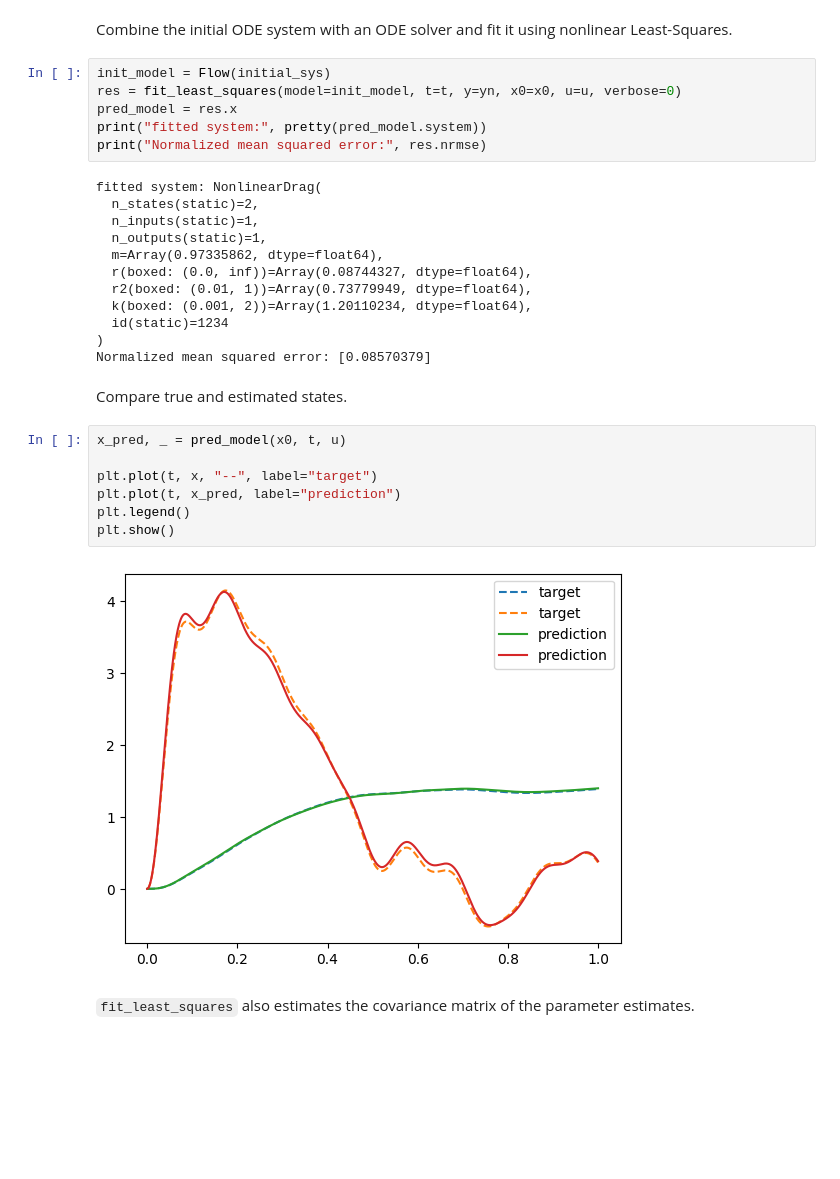
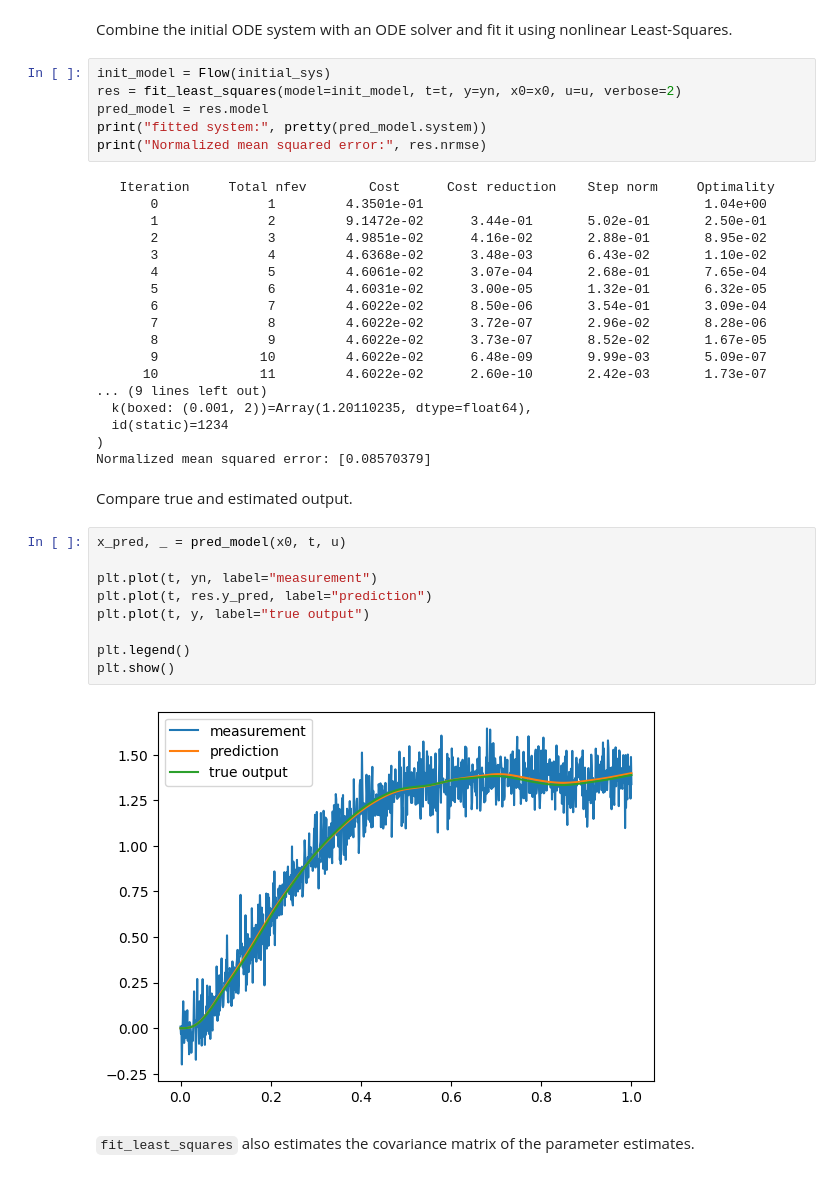
Before and after one commit to fhchl/dynax, a Jupyter notebook: examples/fit_ode.ipynb, the cells around one changed output. Cells and saved outputs as stored; diff of their text form; blank space fills up the shorter version.

Commit message:
simplify least squares

```diff
--- a/examples/fit_ode.ipynb
+++ b/examples/fit_ode.ipynb
@@ -141,33 +141,41 @@ initial system: NonlinearDrag(
 Combine the initial ODE system with an ODE solver and fit it using nonlinear Least-Squares.
 # %%
 init_model = Flow(initial_sys)
-res = fit_least_squares(model=init_model, t=t, y=yn, x0=x0, u=u, verbose=0)
-pred_model = res.x
+res = fit_least_squares(model=init_model, t=t, y=yn, x0=x0, u=u, verbose=2)
+pred_model = res.model
 print("fitted system:", pretty(pred_model.system))
 print("Normalized mean squared error:", res.nrmse)
 # %% [output]
-fitted system: NonlinearDrag(
-  n_states(static)=2,
-  n_inputs(static)=1,
-  n_outputs(static)=1,
-  m=Array(0.97335862, dtype=float64),
-  r(boxed: (0.0, inf))=Array(0.08744327, dtype=float64),
-  r2(boxed: (0.01, 1))=Array(0.73779949, dtype=float64),
-  k(boxed: (0.001, 2))=Array(1.20110234, dtype=float64),
+   Iteration     Total nfev        Cost      Cost reduction    Step norm     Optimality
+       0              1         4.3501e-01                                    1.04e+00
+       1              2         9.1472e-02      3.44e-01       5.02e-01       2.50e-01
+       2              3         4.9851e-02      4.16e-02       2.88e-01       8.95e-02
+       3              4         4.6368e-02      3.48e-03       6.43e-02       1.10e-02
+       4              5         4.6061e-02      3.07e-04       2.68e-01       7.65e-04
+       5              6         4.6031e-02      3.00e-05       1.32e-01       6.32e-05
+       6              7         4.6022e-02      8.50e-06       3.54e-01       3.09e-04
+       7              8         4.6022e-02      3.72e-07       2.96e-02       8.28e-06
+       8              9         4.6022e-02      3.73e-07       8.52e-02       1.67e-05
+       9             10         4.6022e-02      6.48e-09       9.99e-03       5.09e-07
+      10             11         4.6022e-02      2.60e-10       2.42e-03       1.73e-07
+... (9 lines left out)
+  k(boxed: (0.001, 2))=Array(1.20110235, dtype=float64),
   id(static)=1234
 )
 Normalized mean squared error: [0.08570379]
 # %% [markdown]
-Compare true and estimated states.
+Compare true and estimated output.
 # %%
 x_pred, _ = pred_model(x0, t, u)
 
-plt.plot(t, x, "--", label="target")
-plt.plot(t, x_pred, label="prediction")
+plt.plot(t, yn, label="measurement")
+plt.plot(t, res.y_pred, label="prediction")
+plt.plot(t, y, label="true output")
+
 plt.legend()
 plt.show()
 # %% [output]
-[figure, old version]
+[figure, new version]
 # %% [markdown]
 `fit_least_squares` also estimates the covariance matrix of the parameter estimates.
 # %%
```
Also changed, not shown: 5 other files.
